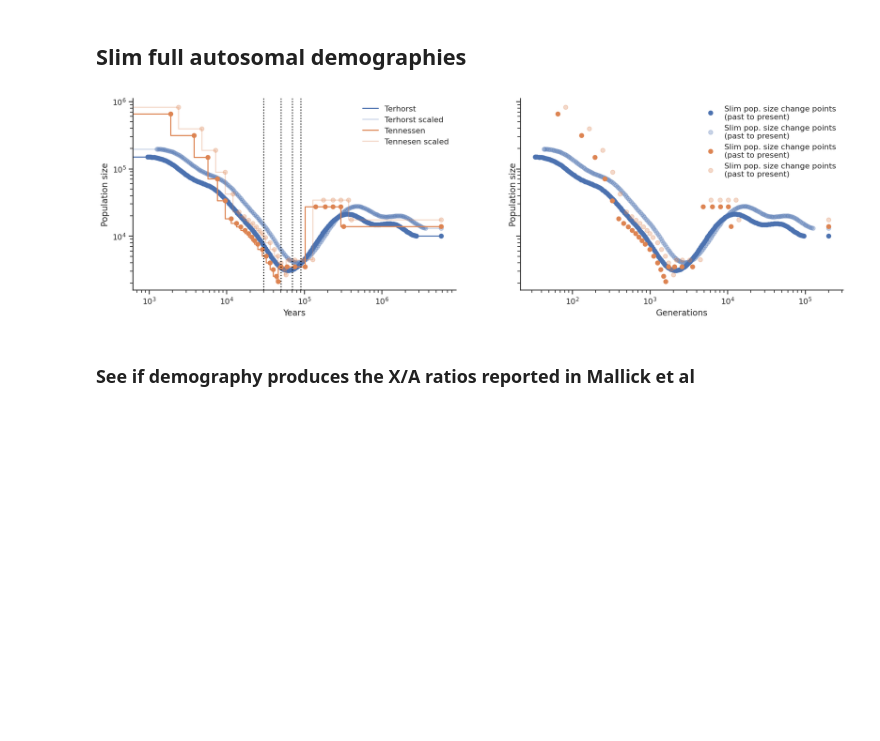
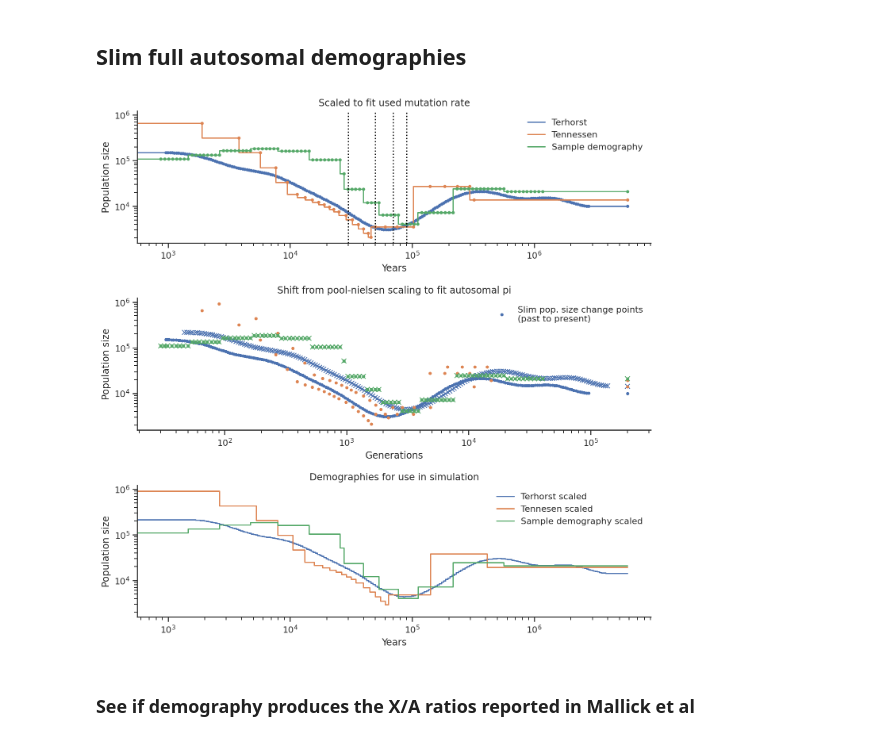
Before and after one commit to kaspermunch/humanXsweeps, a Jupyter notebook: notebooks/nb_22_slim_parameters.ipynb, the cells around one changed output. Drawn from its saved outputs; the diff is of its cells as text; code cells hidden in the pictures; blank space fills up the shorter version.

Commit message:
Updated simulation approach

```diff
--- a/notebooks/nb_22_slim_parameters.ipynb
+++ b/notebooks/nb_22_slim_parameters.ipynb
@@ -472,0 +403,2 @@ pool_nielsen_correction
+# %%
+sampledemog_slim_demography_corrected = [(years2gen(y), int(n)) for (y, n) in sampledemog_auto_demography_corrected]
@@ -525,6 +452,7 @@ plt.axis('off') ;
 # %%
-years = terhorst_data.loc[terhorst_data.population == 'ceu', 'years']
-n = terhorst_data.loc[terhorst_data.population == 'ceu', 'Ne']
+terhorst_pop = 'ceu'
+years = terhorst_data.loc[terhorst_data.population == terhorst_pop, 'years'].reset_index(drop=True)
+n = terhorst_data.loc[terhorst_data.population == terhorst_pop, 'Ne'].reset_index(drop=True)
 # %% [markdown]
 Scale to fit my generation time and mutation rate:
 # %%
@@ -554,5 +482,5 @@ pool_nielsen_correction, autosome_pi, pool_nielsen_expected_pi
 # %%
-terhorst_auto_demography_corrected = [(int(round((g*pool_nielsen_correction))), int(round(N*pool_nielsen_correction))) for (g, N) in terhorst_auto_demography]
+terhorst_auto_demography_corrected = \
+    [(int(round((g*pool_nielsen_correction))), int(round(N*pool_nielsen_correction))) for (g, N) in terhorst_auto_demography]
 terhorst_auto_demography_corrected[0] = (terhorst_auto_demography[0][0], terhorst_auto_demography_corrected[0][1])
 assert terhorst_auto_demography_corrected == sorted(terhorst_auto_demography_corrected, reverse=True)
-#terhorst_auto_demography_corrected
@@ -638,7 +507,7 @@ Gravel et al. "Demographic history and rare allele sharing among human populatio
 
 We use the CEU demography file that we have from Aron Stern's CLUES paper.
 # %%
-fig, ax = plt.subplots(figsize=(10, 10))
+fig, ax = plt.subplots(figsize=(5, 5))
 imgplot = ax.imshow(imread('Tennessen.png'))
 plt.axis('off') ;
 # %% [output]
@@ -701,7 +574,7 @@ pool_nielsen_correction, 2 * ag.mut_per_year * ag.gen_time * epoch(epoques, 1, 0
 # %%
 with sns.axes_style('ticks') :
 
-    fig, (ax1, ax2) = plt.subplots(1, 2, figsize=(18,5), sharey=True)
+    fig, (ax1, ax2, ax3) = plt.subplots(3, 1, figsize=(10,10), sharey=True)
 
 
     def lines(demography):
@@ -717,59 +590,84 @@ with sns.axes_style('ticks') :
     x, y = lines(terhorst_auto_demography)
     color=next(ax1._get_lines.prop_cycler)['color']
     ax1.loglog(x, y, color=color, label='Terhorst')
-    ax1.loglog(*list(zip(*terhorst_auto_demography)), marker='o', color=color, linestyle='None');
+    ax1.loglog(*list(zip(*terhorst_auto_demography)), marker='.', color=color, linestyle='None');
 
     x, y = lines(terhorst_auto_demography_corrected)
-    ax1.loglog(x, y, color=color, alpha=0.3, label='Terhorst scaled')
-    ax1.loglog(*list(zip(*terhorst_auto_demography_corrected)), marker='o', alpha=0.3, color=color, linestyle='None');
+    ax3.loglog(x, y, color=color, label='Terhorst scaled')
+#     ax3.loglog(*list(zip(*terhorst_auto_demography_corrected)), marker='x', color=color, linestyle='None');
 
 
     # tennessen
     color=next(ax1._get_lines.prop_cycler)['color']
     x, y = lines(tennessen_auto_demography)
     ax1.loglog(x, y, color=color, label='Tennessen')
-    ax1.loglog(*list(zip(*tennessen_auto_demography)), marker='o', color=color, linestyle='None');
+    ax1.loglog(*list(zip(*tennessen_auto_demography)), marker='.', color=color, linestyle='None');
 
     x, y = lines(tennessen_auto_demography_corrected)
-    ax1.loglog(x, y, color=color, alpha=0.3, label='Tennesen scaled')
-    ax1.loglog(*list(zip(*tennessen_auto_demography_corrected)), marker='o', alpha=0.3, color=color, linestyle='None');
+    ax3.loglog(x, y, color=color, label='Tennesen scaled')
+#     ax3.loglog(*list(zip(*tennessen_auto_demography_corrected)), marker='x', color=color, linestyle='None');
+
+
+    # sampledemog
+    color=next(ax1._get_lines.prop_cycler)['color']
+    x, y = lines(sampledemog_auto_demography)
+    ax1.loglog(x, y, color=color, label='Sample demography')
+    ax1.loglog(*list(zip(*sampledemog_auto_demography)), marker='.', color=color, linestyle='None');
+
+    x, y = lines(sampledemog_auto_demography_corrected)
+    ax3.loglog(x, y, color=color, label='Sample demography scaled')
+#    ax3.loglog(*list(zip(*sampledemog_auto_demography_corrected)), marker='x', color=color, linestyle='None');
+
+
 
 
 
     color=next(ax2._get_lines.prop_cycler)['color']
     g, n = list(zip(*terhorst_slim_demography))
-    ax2.loglog([sim_generations-x for x in g], n, marker='o', color=color, linestyle='None',
+    ax2.loglog([sim_generations-x for x in g], n, marker='.', color=color, linestyle='None',
                label='Slim pop. size change points\n(past to present)');
 
     g, n = list(zip(*terhorst_slim_demography_corrected))
-    ax2.loglog([sim_generations-x for x in g], n, marker='o', alpha=0.3, color=color, linestyle='None',
-               label='Slim pop. size change points\n(past to present)');
+    ax2.loglog([sim_generations-x for x in g], n, marker='x', color=color, linestyle='None');
 
     color=next(ax2._get_lines.prop_cycler)['color']
     g, n = list(zip(*tennessen_slim_demography))
-    ax2.loglog([sim_generations-x for x in g], n, marker='o', color=color, linestyle='None',
-               label='Slim pop. size change points\n(past to present)');
+    ax2.loglog([sim_generations-x for x in g], n, marker='.', color=color, linestyle='None');
 
     g, n = list(zip(*tennessen_slim_demography_corrected))
-    ax2.loglog([sim_generations-x for x in g], n, marker='o', alpha=0.3, color=color, linestyle='None',
-               label='Slim pop. size change points\n(past to present)');
+    ax2.loglog([sim_generations-x for x in g], n, marker='.', color=color, linestyle='None');
 
+    color=next(ax2._get_lines.prop_cycler)['color']
+    g, n = list(zip(*sampledemog_slim_demography))
+    ax2.loglog([sim_generations-x for x in g], n, marker='.', color=color, linestyle='None');
+
+    g, n = list(zip(*sampledemog_slim_demography_corrected))
+    ax2.loglog([sim_generations-x for x in g], n, marker='x', color=color, linestyle='None');
 
 
     # sweeps:
     [ax1.axvline(x, linestyle='dotted', color='black') for x in sweep_years]
 
+    ax1.set_title('Scaled to fit used mutation rate')
     ax1.set_xlabel('Years')
     ax1.set_ylabel('Population size')
     ax1.legend(frameon=False)
 
+    ax2.set_title('Shift from pool-nielsen scaling to fit autosomal pi')
     ax2.set_xlabel('Generations')
     ax2.set_ylabel('Population size')
     ax2.legend(frameon=False)
 
+    ax3.set_title('Demographies for use in simulation')
+    ax3.set_xlabel('Years')
+    ax3.set_ylabel('Population size')
+    ax3.legend(frameon=False)
+
     sns.despine()
+
+    plt.tight_layout()
 # %% [output]
-[figure, old version]
+[figure, new version]
 # %% [markdown]
 ### See if demography produces the X/A ratios reported in Mallick et al
 # %% [markdown]
```
Also changed, not shown: parts of 94 cells of this notebook, 5 other files.
